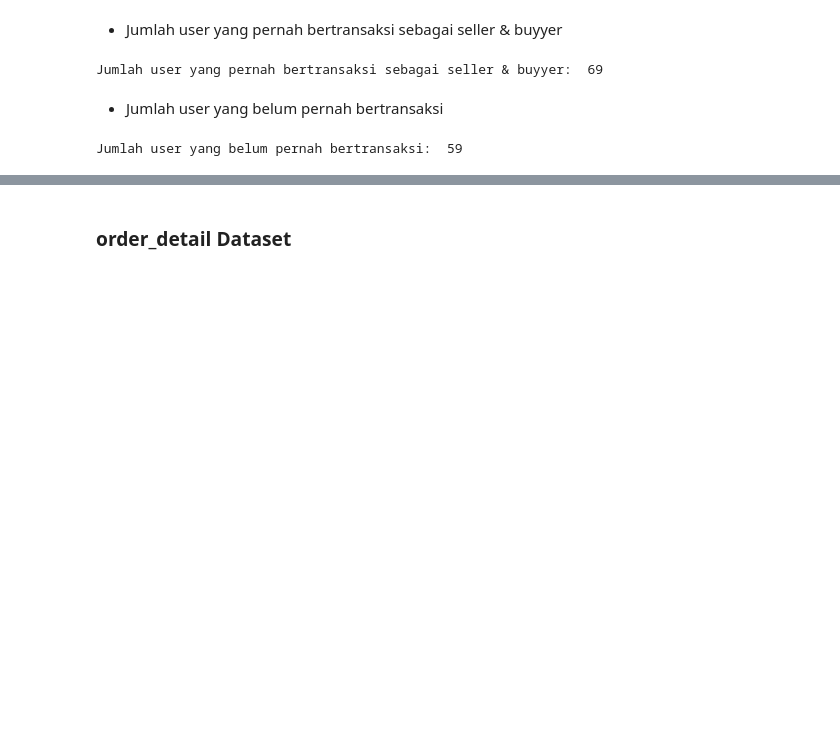
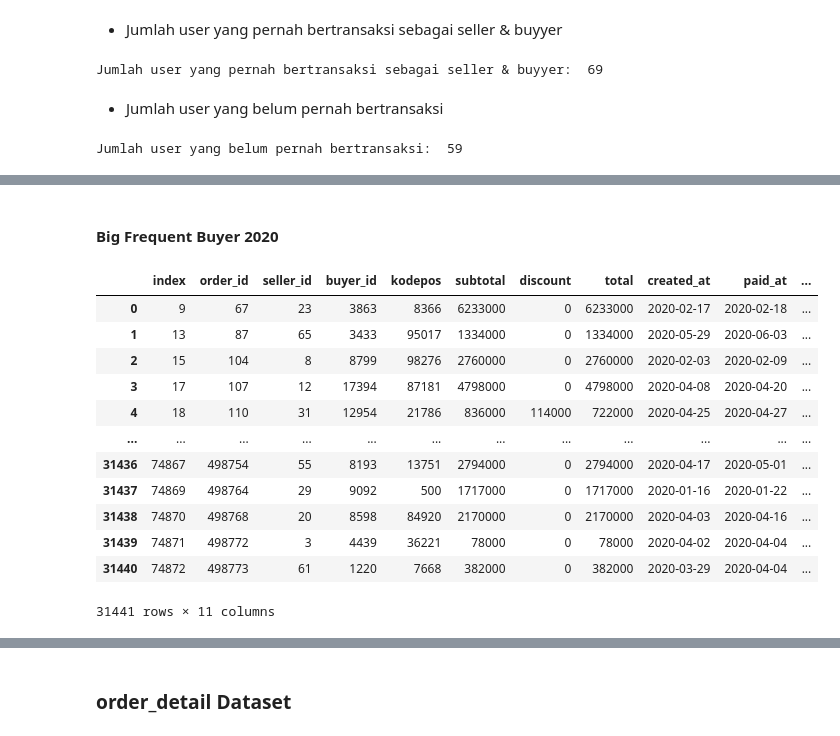
Before and after one commit to rfajri27/Ekploring_E_Commerce_Data, a Jupyter notebook: exploring_e_commerce_data.ipynb, the cells around one changed output, grey strips where cells are left out. Saved outputs shown, nothing was run; the diff lists cells and outputs as text; code cells hidden in the pictures; blank space fills up the shorter version.

```diff
--- a/exploring_e_commerce_data.ipynb
+++ b/exploring_e_commerce_data.ipynb
@@ -390,0 +456,3 @@ Jumlah user yang belum pernah bertransaksi:  59
+# %%
+df = order_df.dropna()
+df.head(10)
@@ -390,0 +550,20 @@ Jumlah user yang belum pernah bertransaksi:  59
+# %% [markdown]
+#### Big Frequent Buyer 2020
+# %%
+idx = order_df['created_at'] > '2019-12-31'
+order_2020 = df[idx].reset_index()
+order_2020
+# %% [output]
+|  | index | order_id | seller_id | buyer_id | kodepos | subtotal | discount | total | created_at | paid_at | ... |
+| 0 | 9 | 67 | 23 | 3863 | 8366 | 6233000 | 0 | 6233000 | 2020-02-17 | 2020-02-18 | ... |
+| 1 | 13 | 87 | 65 | 3433 | 95017 | 1334000 | 0 | 1334000 | 2020-05-29 | 2020-06-03 | ... |
+| 2 | 15 | 104 | 8 | 8799 | 98276 | 2760000 | 0 | 2760000 | 2020-02-03 | 2020-02-09 | ... |
+| 3 | 17 | 107 | 12 | 17394 | 87181 | 4798000 | 0 | 4798000 | 2020-04-08 | 2020-04-20 | ... |
+| 4 | 18 | 110 | 31 | 12954 | 21786 | 836000 | 114000 | 722000 | 2020-04-25 | 2020-04-27 | ... |
+| ... | ... | ... | ... | ... | ... | ... | ... | ... | ... | ... | ... |
+| 31436 | 74867 | 498754 | 55 | 8193 | 13751 | 2794000 | 0 | 2794000 | 2020-04-17 | 2020-05-01 | ... |
+| 31437 | 74869 | 498764 | 29 | 9092 | 500 | 1717000 | 0 | 1717000 | 2020-01-16 | 2020-01-22 | ... |
+| 31438 | 74870 | 498768 | 20 | 8598 | 84920 | 2170000 | 0 | 2170000 | 2020-04-03 | 2020-04-16 | ... |
+| 31439 | 74871 | 498772 | 3 | 4439 | 36221 | 78000 | 0 | 78000 | 2020-04-02 | 2020-04-04 | ... |
+| 31440 | 74872 | 498773 | 61 | 1220 | 7668 | 382000 | 0 | 382000 | 2020-03-29 | 2020-04-04 | ... |
+31441 rows × 11 columns
```
Also changed, not shown: parts of 26 cells of this notebook, 1 other file.
